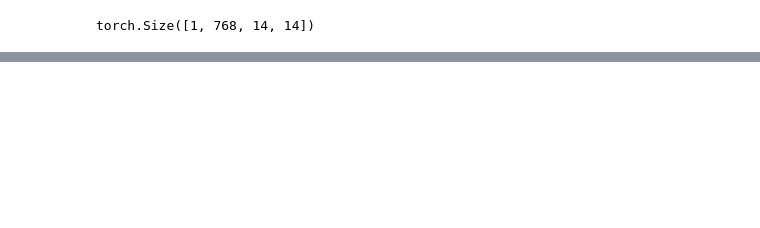
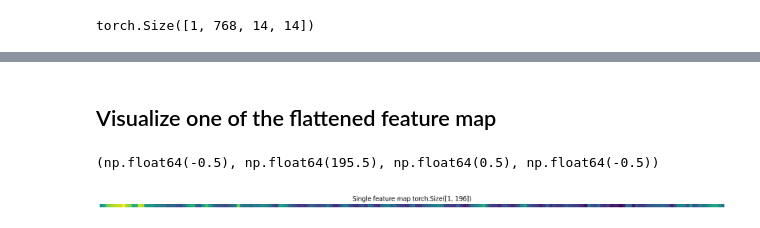
Before and after one commit to MuhammadAbuBakarQureshi/Machine-Learning, a Jupyter notebook: PyTorch/14-Transformers-Replicating-Paper.ipynb, the cells around one changed output, grey strips where cells are left out. Cells and saved outputs as stored; diff of their text form; code cells hidden in the pictures; blank space fills up the shorter version.

```diff
--- a/PyTorch/14-Transformers-Replicating-Paper.ipynb
+++ b/PyTorch/14-Transformers-Replicating-Paper.ipynb
@@ -192,0 +261,12 @@ torch.Size([1, 768, 14, 14])
+# %% [markdown]
+## Visualize one of the flattened feature map
+# %%
+single_feature_map = image_out_of_conv_flattened_reshaped[:, :, 0]
+
+plt.figure(figsize=(22, 22))
+plt.title(f"Single feature map {(single_feature_map.shape)}")
+plt.imshow(single_feature_map.detach().numpy())
+plt.axis(False)
+# %% [output]
+(np.float64(-0.5), np.float64(195.5), np.float64(0.5), np.float64(-0.5))
+[figure, added]
```
Also changed, not shown: parts of 17 cells of this notebook.
